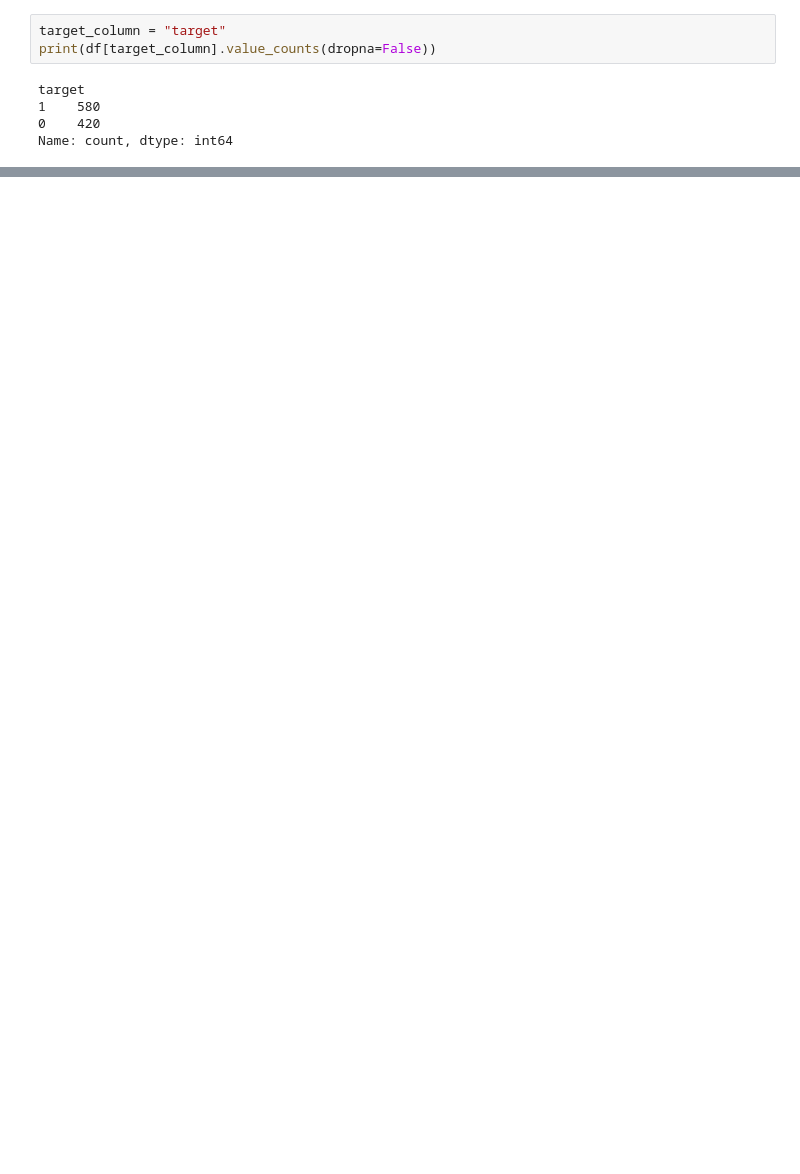
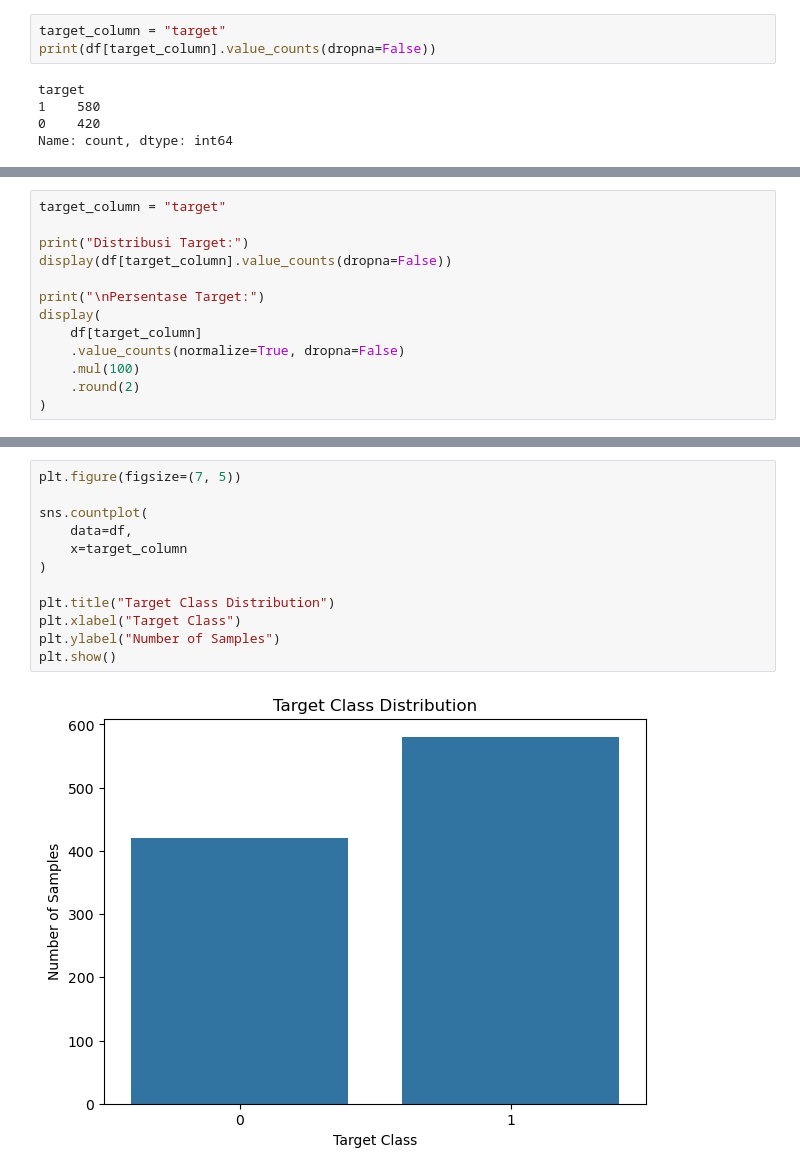
Before and after one commit to HafidzAfrieno/Artificial_Intelligence_Laboratory, a Jupyter notebook: projects/machine-learning/heart-disease-risk-classification/model/notebooks/01_exploratory_data_analysis.ipynb, the cells around one changed output, grey strips where cells are left out. Cells and saved outputs as stored; diff of their text form; blank space fills up the shorter version.

```diff
--- a/projects/machine-learning/heart-disease-risk-classification/model/notebooks/01_exploratory_data_analysis.ipynb
+++ b/projects/machine-learning/heart-disease-risk-classification/model/notebooks/01_exploratory_data_analysis.ipynb
@@ -173,0 +276,13 @@ Name: count, dtype: int64
+# %%
+target_column = "target"
+
+print("Distribusi Target:")
+display(df[target_column].value_counts(dropna=False))
+
+print("\nPersentase Target:")
+display(
+    df[target_column]
+    .value_counts(normalize=True, dropna=False)
+    .mul(100)
+    .round(2)
+)
@@ -173,0 +300,14 @@ Name: count, dtype: int64
+# %%
+plt.figure(figsize=(7, 5))
+
+sns.countplot(
+    data=df,
+    x=target_column
+)
+
+plt.title("Target Class Distribution")
+plt.xlabel("Target Class")
+plt.ylabel("Number of Samples")
+plt.show()
+# %% [output]
+[figure, added]
```
Also changed, not shown: parts of 34 cells of this notebook.
